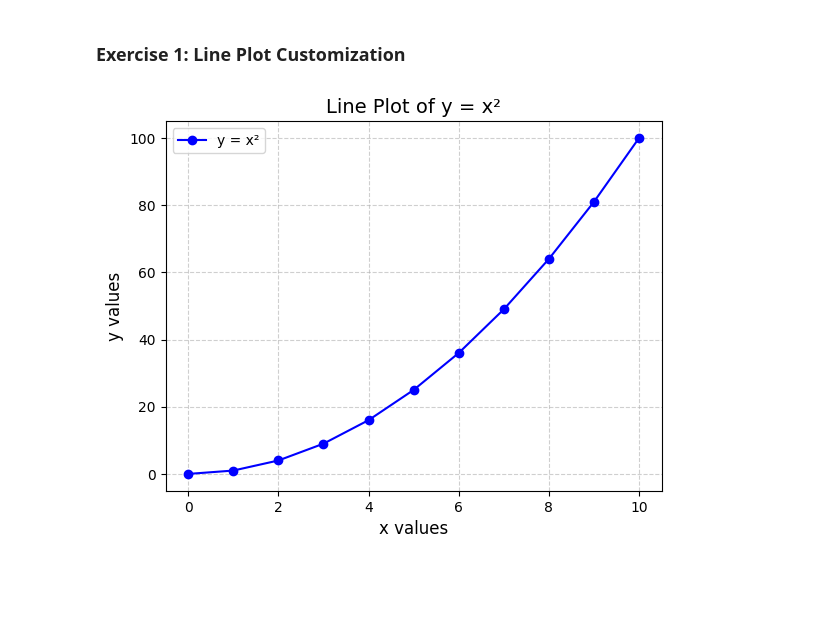
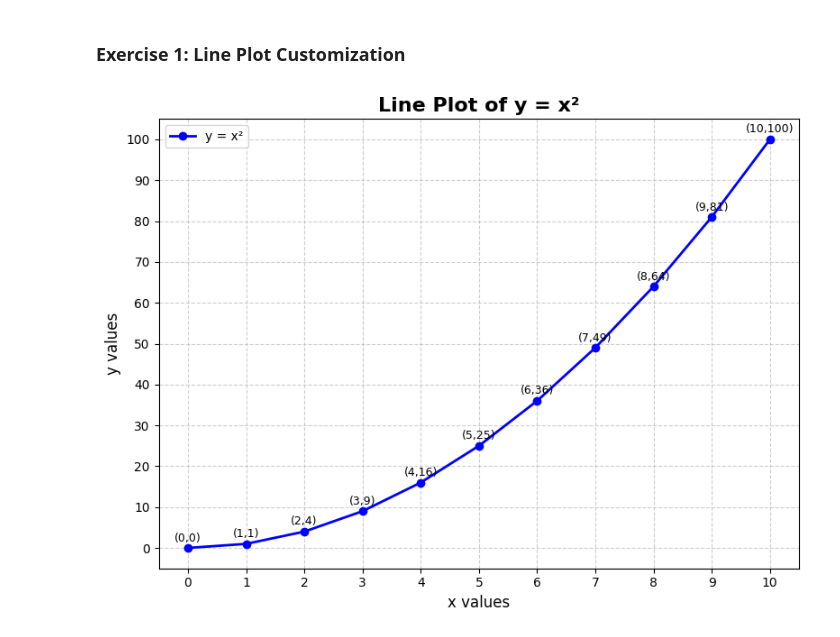
Before and after one commit to siddhanthhk/python-jupyter-template, a Jupyter notebook: src/1-line-plot.ipynb, the cells around one changed output. Saved outputs shown, nothing was run; the diff lists cells and outputs as text; code cells hidden in the pictures; blank space fills up the shorter version.

```diff
--- a/src/1-line-plot.ipynb
+++ b/src/1-line-plot.ipynb
@@ -3,32 +3,43 @@
 # %%
 import matplotlib.pyplot as plt
 import numpy as np
 
-# Define x values ranging from 0 to 10
+# Define x values from 0 to 10
 x = np.arange(0, 11, 1)
 
-# Ensure x is a valid numeric array
+# Validate x
 if not isinstance(x, np.ndarray) or x.size == 0:
     raise ValueError("x must be a non-empty numpy array.")
 
-# Calculate y values as the square of x
+# Compute y = x^2
 y = x**2
 
-# Create the line plot
-plt.plot(x, y, marker='o', linestyle='-', color='b', label='y = x²')
+# Create the plot with specified figure size and DPI
+plt.figure(figsize=(8, 6), dpi=100)
 
-# Add a title and labels for both axes
-plt.title("Line Plot of y = x²", fontsize=14)
+# Plot the line with markers
+plt.plot(x, y, marker='o', linestyle='-', color='b', linewidth=2, label='y = x²')
+
+# Annotate each point with its coordinates
+for i, j in zip(x, y):
+    plt.text(i, j + 1, f'({i},{j})', ha='center', va='bottom', fontsize=9)
+
+# Add title and axis labels
+plt.title("Line Plot of y = x²", fontsize=16, fontweight='bold')
 plt.xlabel("x values", fontsize=12)
 plt.ylabel("y values", fontsize=12)
 
-# Add a legend
+# Add grid, legend, and custom ticks
+plt.grid(True, linestyle='--', alpha=0.6)
 plt.legend()
+plt.xticks(np.arange(0, 11, 1))
+plt.yticks(np.arange(0, max(y)+10, 10))
 
-# Add a grid to the plot
-plt.grid(True, linestyle='--', alpha=0.6)
+# Optional: Save the figure
+# plt.savefig("line_plot_x_squared.png", dpi=300)
 
 # Show the plot
+plt.tight_layout()
 plt.show()
 # %% [output]
-[figure, old version]
+[figure, new version]
```
Also changed, not shown: 5 other files.
